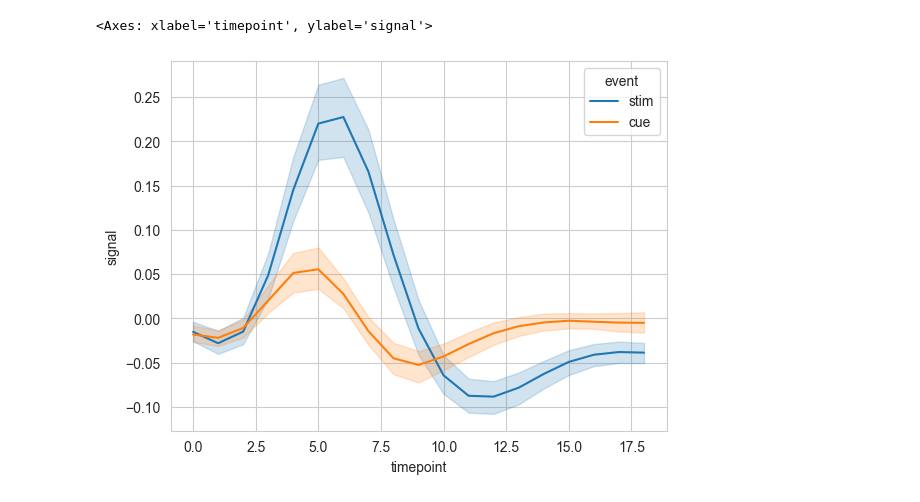
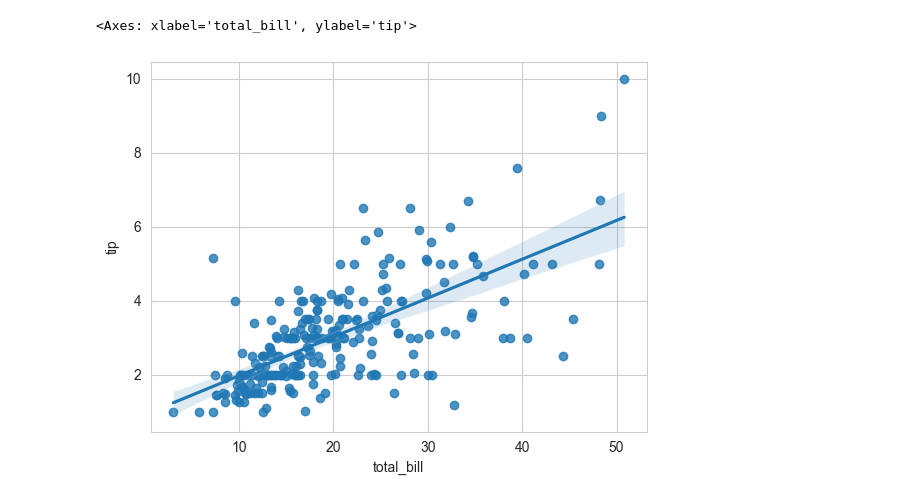
Before and after one commit to SKR-orthox/python_practice, a Jupyter notebook: seaborn_functions_list.ipynb, the cells around one changed output. Drawn from its saved outputs; the diff is of its cells as text; code cells hidden in the pictures.

```diff
--- a/seaborn_functions_list.ipynb
+++ b/seaborn_functions_list.ipynb
@@ -28,6 +14,10 @@ fmri.sample(n=10, random_state=1) #fmri에서 랜덤하게 10개의 값 추출
-# %%
-import seaborn as sns
-sns.lineplot(x='timepoint', y= 'signal', hue='event', data=fmri)
-# %% [output]
-<Axes: xlabel='timepoint', ylabel='signal'>
-[figure, removed]
+# %%
+#회귀 그래프, 회귀선을 포함한 산점도
+import pandas as pd
+import seaborn as sns
+
+tips = sns.load_dataset('tips')
+sns.regplot(x='total_bill', y='tip', data=tips, ci=95) #'data='에는 사용할 데이터셋 지정, 'x_ci=95'는 x축에 대한 95% 신뢰 구간
+# %% [output]
+<Axes: xlabel='total_bill', ylabel='tip'>
+[figure, added]
```
Also changed, not shown: parts of 2 cells of this notebook, 1 other file.
